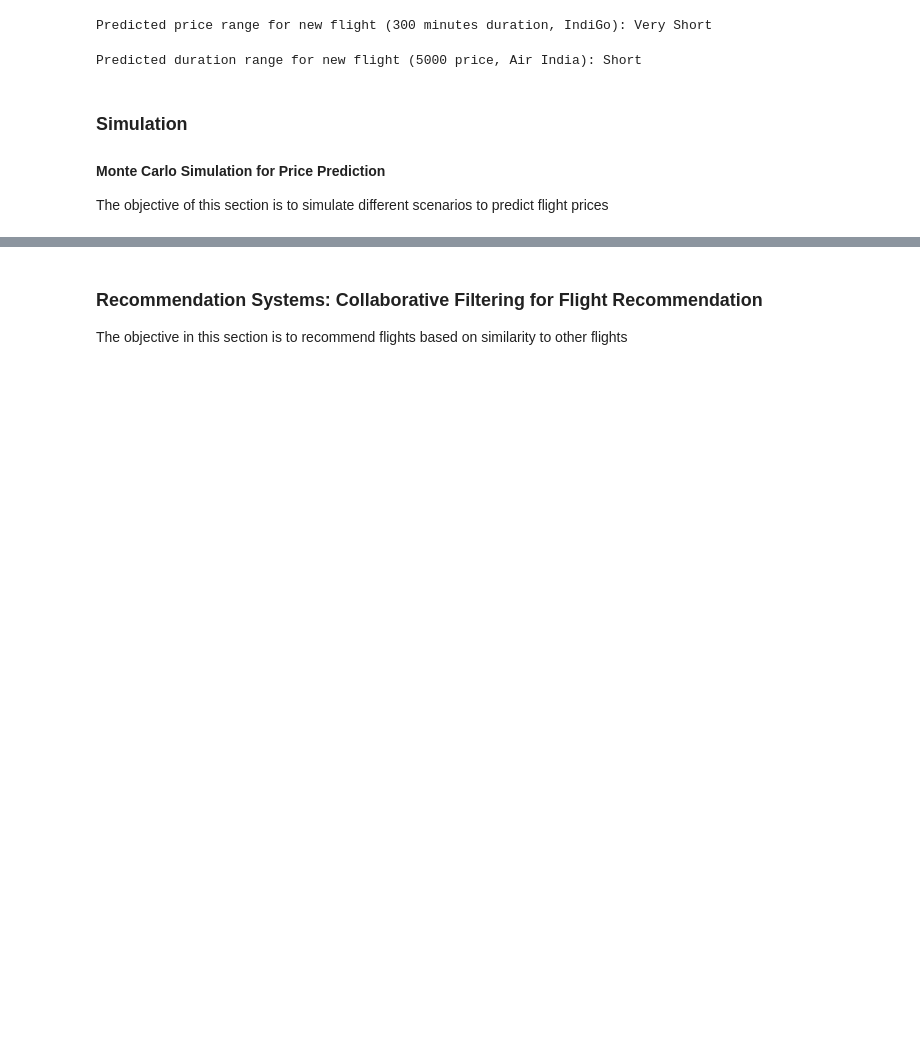
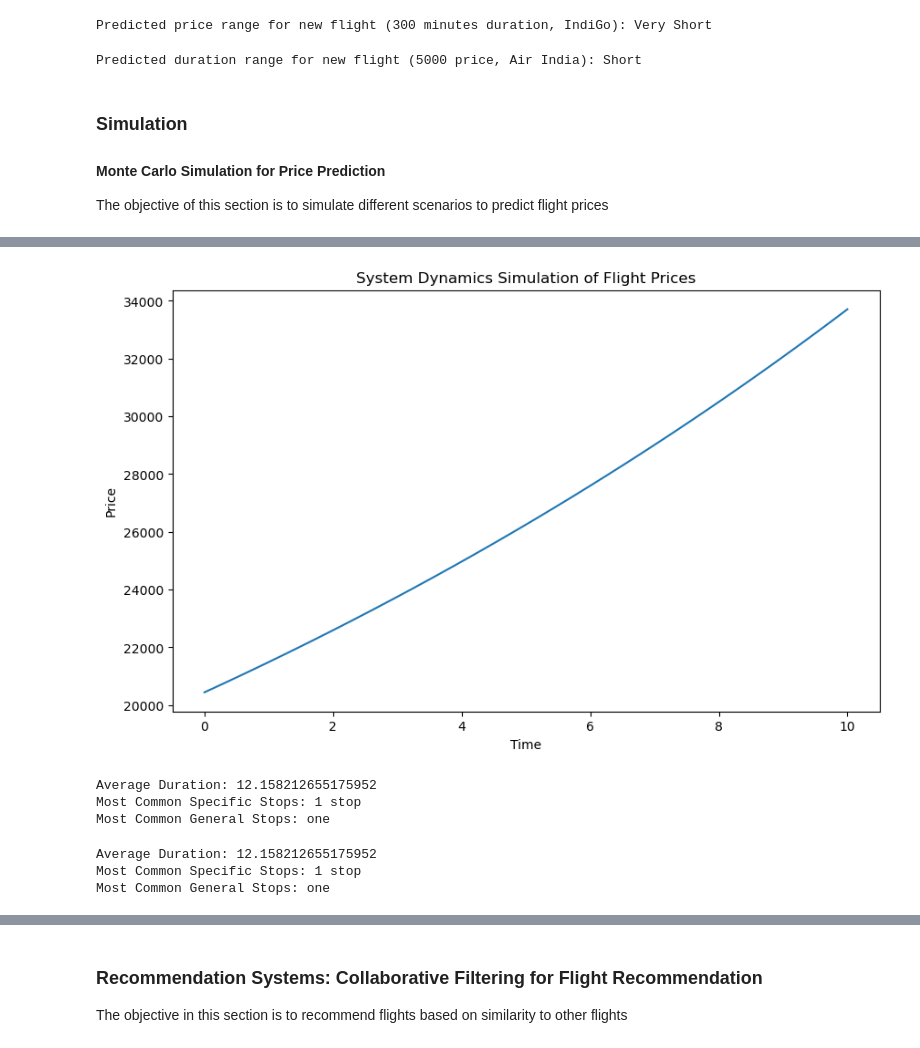
Before and after one commit to r41ss4/rennes_da, a Jupyter notebook: prescriptive_a.ipynb, the cells around one changed output, grey strips where cells are left out. Saved outputs shown, nothing was run; the diff lists cells and outputs as text; code cells hidden in the pictures; blank space fills up the shorter version.

```diff
--- a/prescriptive_a.ipynb
+++ b/prescriptive_a.ipynb
@@ -445,0 +579,39 @@ plt.show()
+# %%
+# Extract relevant variables
+initial_prices = df['price']
+durations = df['duration']
+specific_stops = df['specific_stops']
+general_stops = df['general_stops']
+# %%
+# Define system dynamics parameters
+time = np.linspace(0, 10, 100)
+growth_rate = 0.05
+# %%
+# Define the system dynamics model using the average initial price and other relevant variables
+average_initial_price = initial_prices.mean()
+average_duration = durations.mean()
+average_specific_stops = specific_stops.value_counts().idxmax()
+average_general_stops = general_stops.value_counts().idxmax()
+price = average_initial_price * np.exp(growth_rate * time)
+# %%
+# Plot the results
+plt.figure(figsize=(10, 6))
+plt.plot(time, price)
+plt.title("System Dynamics Simulation of Flight Prices")
+plt.xlabel("Time")
+plt.ylabel("Price")
+plt.show()
+# %% [output]
+[figure, added]
+Average Duration: 12.158212655175952
+Most Common Specific Stops: 1 stop
+Most Common General Stops: one
+# %%
+# Print the additional relevant variables used in the model
+print(f"Average Duration: {average_duration}")
+print(f"Most Common Specific Stops: {average_specific_stops}")
+print(f"Most Common General Stops: {average_general_stops}")
+# %% [output]
+Average Duration: 12.158212655175952
+Most Common Specific Stops: 1 stop
+Most Common General Stops: one
```
Also changed, not shown: parts of 45 cells of this notebook.
